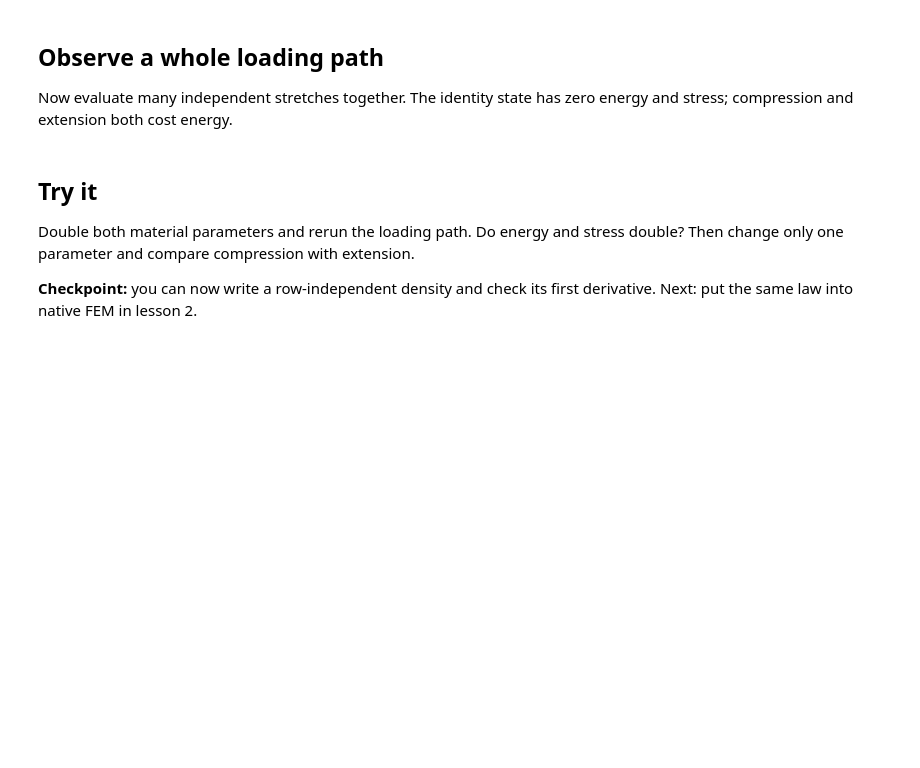
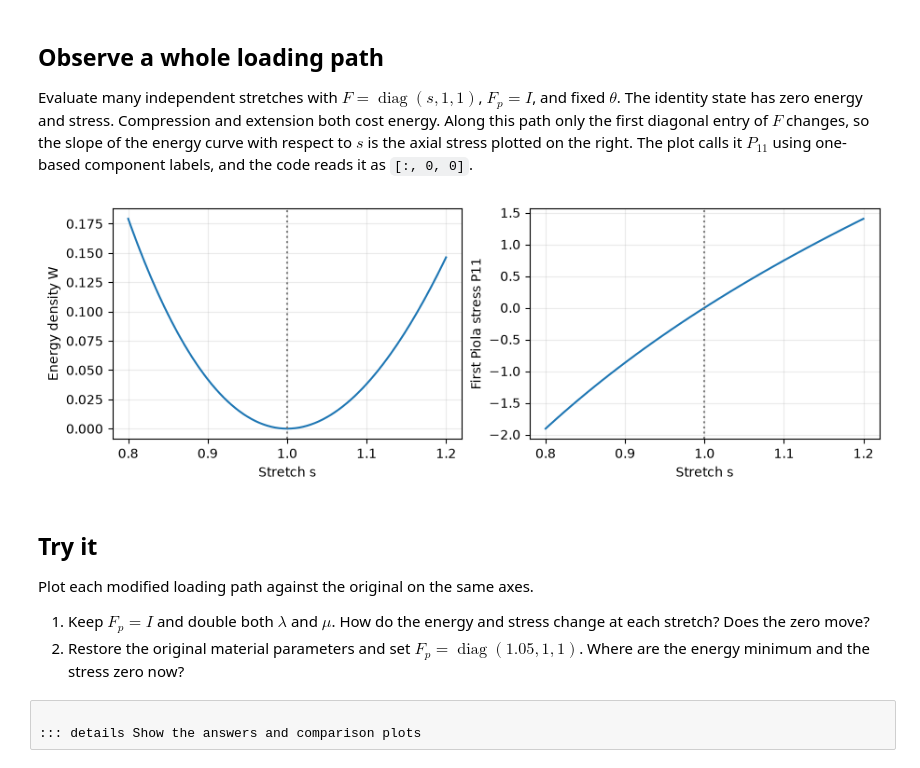
Before and after one commit to annajcy/litepgo, a Jupyter notebook: tutorials/torch/01_density.ipynb, the cells around one changed output. Saved outputs shown, nothing was run; the diff lists cells and outputs as text; code cells hidden in the pictures; blank space fills up the shorter version.

Commit message:
Update Torch tutorials and FEM response APIs

```diff
--- a/tutorials/torch/01_density.ipynb
+++ b/tutorials/torch/01_density.ipynb
@@ -64,0 +191,12 @@ print('stress finite-difference error:', abs(P[0, 0, 0] - finite_difference[0]).
+# %%
+stress_rows = [
+    torch.autograd.grad(component.sum(), (F, Fp, theta), retain_graph=True)
+    for component in P.flatten(1).unbind(1)
+]
+dPdF, dPdFp, dPdtheta = [
+    torch.stack(rows, dim=1).unflatten(1, (3, 3))
+    for rows in zip(*stress_rows)
+]
+print('dPdF:', dPdF.shape)
+print('dPdFp:', dPdFp.shape)
+print('dPdtheta:', dPdtheta.shape)
@@ -64,0 +256,23 @@ print('stress finite-difference error:', abs(P[0, 0, 0] - finite_difference[0]).
+# %%
+n = 1
+indices = [f'{i}{j}' for i in range(3) for j in range(3)]
+stress_labels = [f'$P_{{{ij}}}$' for ij in indices]
+panels = (
+    (dPdF, r'$\partial P/\partial F$', [f'$F_{{{ij}}}$' for ij in indices]),
+    (dPdFp, r'$\partial P/\partial F_p$', [f'$F_{{p,{ij}}}$' for ij in indices]),
+    (dPdtheta, r'$\partial P/\partial \theta$', [r'$\lambda$', r'$\mu$']),
+)
+fig, axes = plt.subplots(1, 3, figsize=(12, 4), width_ratios=(1, 1, .55),
+                         sharey=True, constrained_layout=True)
+for ax, (jacobian, title, input_labels) in zip(axes, panels):
+    matrix = jacobian[n].reshape(9, -1).detach()
+    limit = matrix.abs().max().item() or 1.0
+    image = ax.imshow(matrix.numpy(), cmap='RdBu_r', vmin=-limit, vmax=limit,
+                      aspect='auto', interpolation='nearest')
+    ax.set(title=title, xlabel='Input component')
+    ax.set_xticks(range(len(input_labels)), input_labels)
+    fig.colorbar(image, ax=ax)
+axes[0].set_yticks(range(9), stress_labels)
+axes[0].set_ylabel('Stress component')
+fig.suptitle(f'Stress Jacobians at material point {n}')
+plt.show()
@@ -65,28 +306,39 @@ print('stress finite-difference error:', abs(P[0, 0, 0] - finite_difference[0]).
 # %% [markdown]
 ## Observe a whole loading path
 
-Now evaluate many independent stretches together. The identity state has zero
-energy and stress; compression and extension both cost energy.
+Evaluate many independent stretches with $F=\operatorname{diag}(s,1,1)$,
+$F_p=I$, and fixed $\theta$. The identity state has zero energy and stress.
+Compression and extension both cost energy. Along this path only the first
+diagonal entry of $F$ changes, so the slope of the energy curve with respect
+to $s$ is the axial stress plotted on the right. The plot calls it $P_{11}$
+using one-based component labels, and the code reads it as `[:, 0, 0]`.
 # %%
 stretch = torch.linspace(0.8, 1.2, 81, dtype=dtype)
-path = torch.eye(3, dtype=dtype).repeat(len(stretch), 1, 1)
+path = I.repeat(len(stretch), 1, 1)
 path[:, 0, 0] = stretch
 path.requires_grad_()
-values = density(path, theta.expand(len(stretch), -1))
+values = density(path, I.expand_as(path), params[:1].expand(len(stretch), -1))
 stress = torch.autograd.grad(values.sum(), path)[0][:, 0, 0]
 fig, axes = plt.subplots(1, 2, figsize=(9, 3), constrained_layout=True)
 axes[0].plot(stretch.numpy(), values.detach().numpy())
 axes[1].plot(stretch.numpy(), stress.detach().numpy())
 for ax, label in zip(axes, ['Energy density W', 'First Piola stress P11']):
     ax.set(xlabel='Stretch s', ylabel=label)
     ax.axvline(1, color='gray', linestyle=':')
     ax.grid(alpha=0.25)
 plt.show()
+# %% [output]
+[figure, added]
 # %% [markdown]
 ## Try it
 
-Double both material parameters and rerun the loading path. Do energy and stress
-double? Then change only one parameter and compare compression with extension.
+Plot each modified loading path against the original on the same axes.
 
-**Checkpoint:** you can now write a row-independent density and check its first derivative.
-Next: put the same law into native FEM in lesson 2.
+1. Keep $F_p=I$ and double both $\lambda$ and $\mu$. How do the energy and
+   stress change at each stretch? Does the zero move?
+2. Restore the original material parameters and set
+   $F_p=\operatorname{diag}(1.05,1,1)$. Where are the energy minimum and
+   the stress zero now?
+# %% [raw]
+
+::: details Show the answers and comparison plots
```
Also changed, not shown: parts of 17 cells of this notebook, 32 other files.
